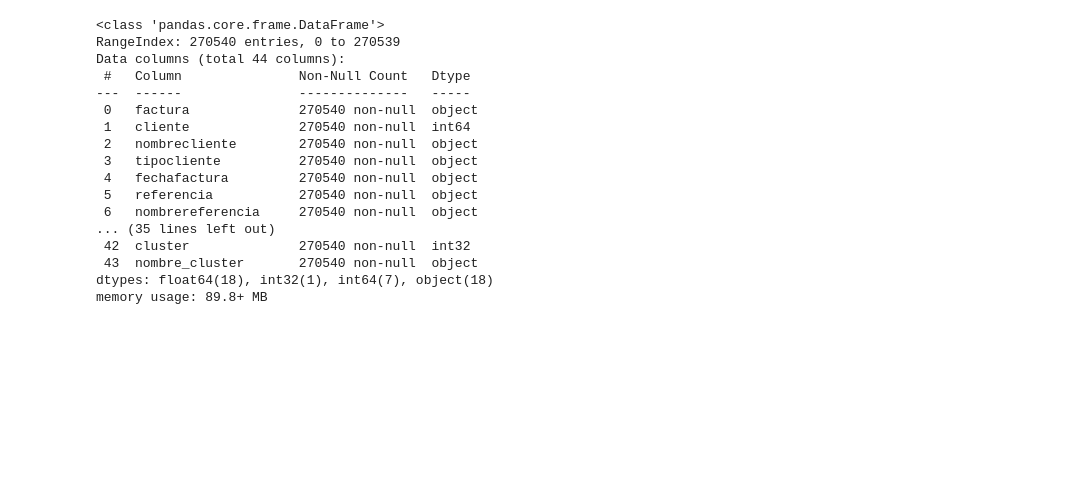
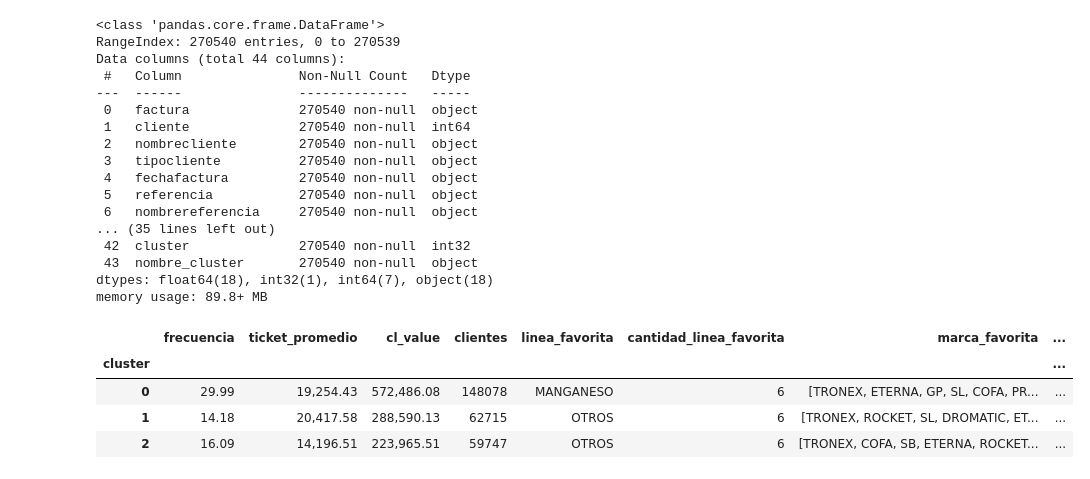
Before and after one commit to TheKey06/Market-Basket-Analysis, a Jupyter notebook: notebooks/01-Evaluacion_seg_bajo.ipynb, the cells around one changed output. Cells and saved outputs as stored; diff of their text form; code cells hidden in the pictures; blank space fills up the shorter version.

```diff
--- a/notebooks/01-Evaluacion_seg_bajo.ipynb
+++ b/notebooks/01-Evaluacion_seg_bajo.ipynb
@@ -597,3 +597,11 @@ Data columns (total 44 columns):
  43  nombre_cluster       270540 non-null  object
 dtypes: float64(18), int32(1), int64(7), object(18)
 memory usage: 89.8+ MB
+# %%
+resumen
+# %% [output]
+|  | frecuencia | ticket_promedio | cl_value | clientes | linea_favorita | cantidad_linea_favorita | marca_favorita | ... |
+| cluster |  |  |  |  |  |  |  | ... |
+| 0 | 29.99 | 19,254.43 | 572,486.08 | 148078 | MANGANESO | 6 | [TRONEX, ETERNA, GP, SL, COFA, PR... | ... |
+| 1 | 14.18 | 20,417.58 | 288,590.13 | 62715 | OTROS | 6 | [TRONEX, ROCKET, SL, DROMATIC, ET... | ... |
+| 2 | 16.09 | 14,196.51 | 223,965.51 | 59747 | OTROS | 6 | [TRONEX, COFA, SB, ETERNA, ROCKET... | ... |
```
Also changed, not shown: 7 other files.
